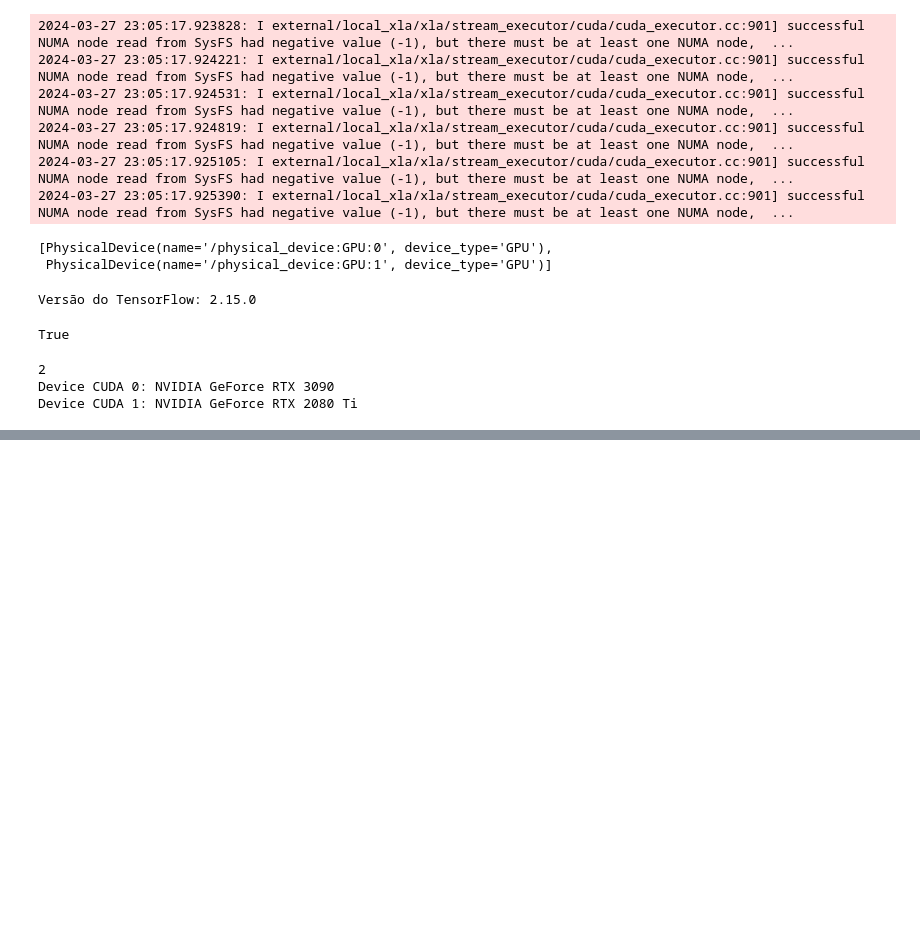
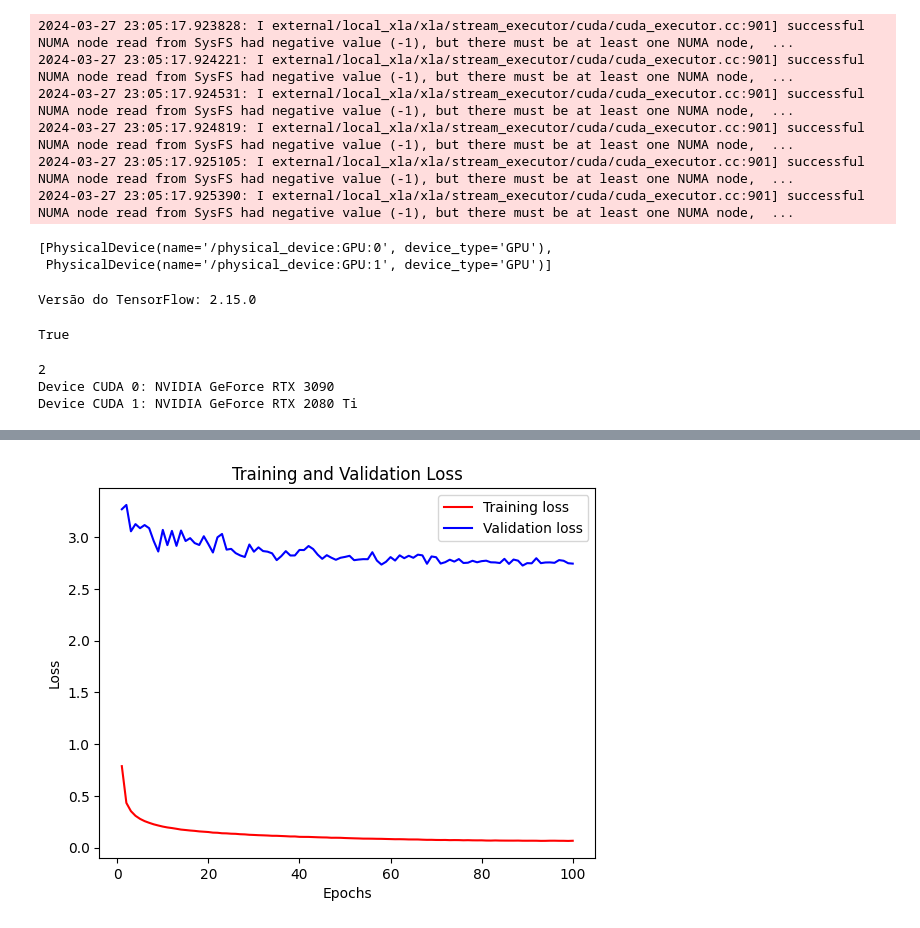
Before and after one commit to Rodrigo29Almeida/neural-audio-fp, a Jupyter notebook: run.ipynb, the cells around one changed output, grey strips where cells are left out. Drawn from its saved outputs; the diff is of its cells as text; code cells hidden in the pictures; blank space fills up the shorter version.

```diff
--- a/run.ipynb
+++ b/run.ipynb
@@ -375,0 +394,17 @@ assert trt.Runtime(trt.Logger())
+# %%
+train_loss = [0.7873,0.4316,0.3520,0.3069,0.2774,0.2555,0.2392,0.2246,0.2132,0.2027,0.1944,0.1884,0.1813,0.1737,0.1694,0.1647,0.1612,0.1561,0.1531,0.1500,0.1443,0.1429,0.1381,0.1371,0.1338,0.1326,0.1288,0.1272,0.1234,0.1217,0.1195,0.1181,0.1163,0.1137,0.1135,0.1115,0.1096,0.1071,0.1072,0.1035,0.1030,0.1028,0.1011,0.0994,0.0980,0.0973,0.0945,0.0947,0.0941,0.0920,0.0905,0.0891,0.0879,0.0862,0.0860,0.0855,0.0845,0.0841,0.0828,0.0817,0.0805,0.0807,0.0798,0.0783,0.0781,0.0779,0.0759,0.0745,0.0747,0.0733,0.0729,0.0733,0.0716,0.0722,0.0718,0.0703,0.0711,0.0698,0.0694,0.0696,0.0678,0.0673,0.0686,0.0674,0.0671,0.0669,0.0668,0.0672,0.0659,0.0658,0.0660,0.0658,0.0645,0.0648,0.0660,0.0661,0.0652,0.0651,0.0640,0.0655]
+val_loss = [3.2719,3.3138,3.0586,3.1283,3.0887,3.1191,3.0887,2.9650,2.8631,3.0724,2.9248,3.0626,2.9176,3.0661,2.9647,2.9925,2.9446,2.9264,3.0110,2.9345,2.8536,3.0006,3.0330,2.8814,2.8888,2.8475,2.8250,2.8103,2.9309,2.8613,2.9033,2.8676,2.8616,2.8454,2.7798,2.8179,2.8668,2.8246,2.8251,2.8784,2.8772,2.9164,2.8873,2.8332,2.7925,2.8277,2.8034,2.7830,2.8026,2.8109,2.8214,2.7793,2.7854,2.7893,2.7888,2.8564,2.7757,2.7367,2.7636,2.8091,2.7758,2.8262,2.7986,2.8219,2.8025,2.8326,2.8261,2.7445,2.8155,2.8080,2.7466,2.7599,2.7841,2.7656,2.7902,2.7522,2.7549,2.7736,2.7591,2.7700,2.7744,2.7589,2.7576,2.7518,2.7923,2.7433,2.7855,2.7747,2.7274,2.7507,2.7489,2.7983,2.7506,2.7571,2.7579,2.7538,2.7802,2.7737,2.7499,2.7461]
+# %%
+epochs = range(1, len(train_loss) + 1)
+# %%
+import matplotlib.pyplot as plt
+
+plt.plot(epochs, train_loss, 'r', label='Training loss')
+plt.plot(epochs, val_loss, 'b', label='Validation loss')
+plt.title('Training and Validation Loss')
+plt.xlabel('Epochs')
+plt.ylabel('Loss')
+plt.legend()
+plt.show()
+# %% [output]
+[figure, added]
```
Also changed, not shown: parts of 8 cells of this notebook.
